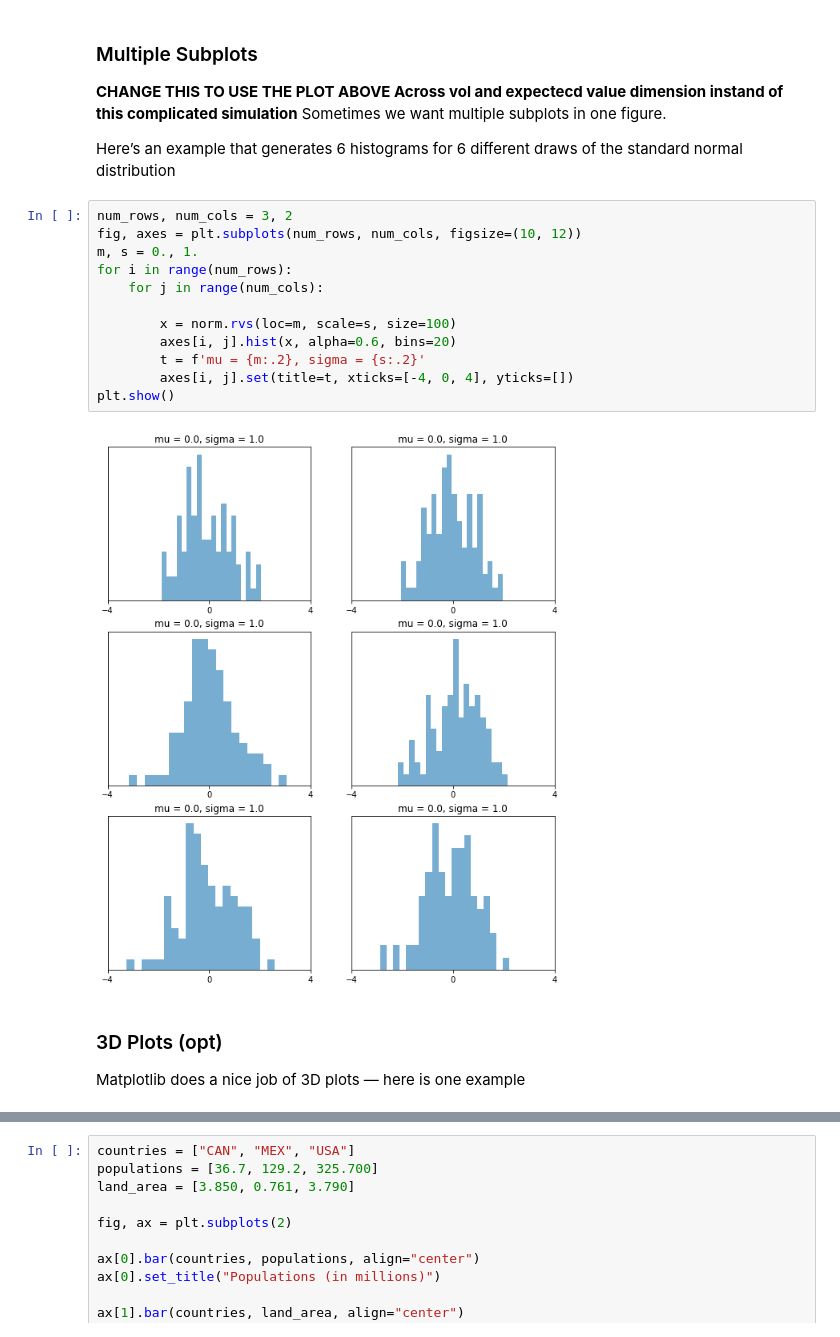
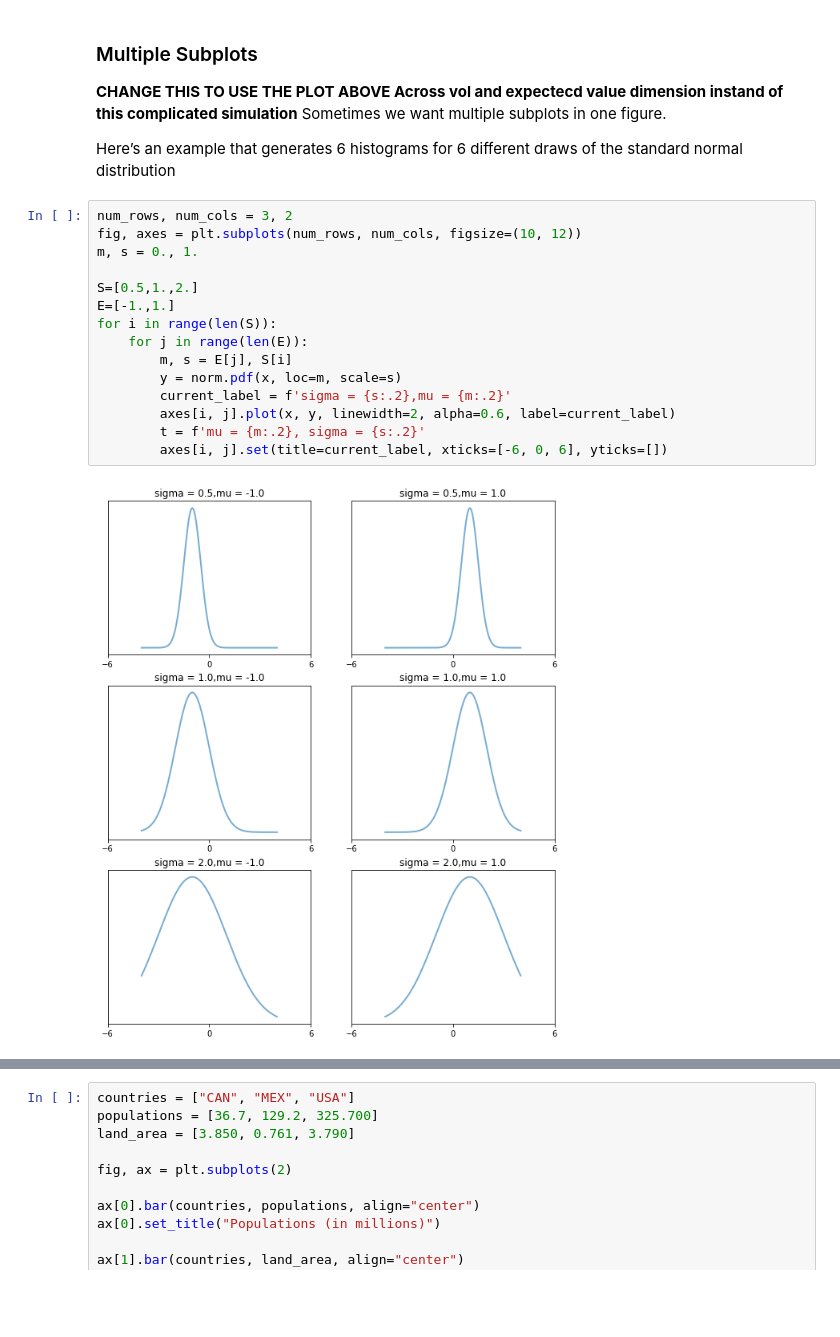
Before and after one commit to amoreira2/Lectures, a Jupyter notebook: chapters/scientific/plotting1.ipynb, the cells around one changed output, grey strips where cells are left out. Cells and saved outputs as stored; diff of their text form; blank space fills up the shorter version.

```diff
--- a/chapters/scientific/plotting1.ipynb
+++ b/chapters/scientific/plotting1.ipynb
@@ -269,20 +243,17 @@ Here’s an example that generates 6 histograms for 6 different draws of the sta
 # %%
 num_rows, num_cols = 3, 2
 fig, axes = plt.subplots(num_rows, num_cols, figsize=(10, 12))
 m, s = 0., 1.
-for i in range(num_rows):
-    for j in range(num_cols):
 
-        x = norm.rvs(loc=m, scale=s, size=100)
-        axes[i, j].hist(x, alpha=0.6, bins=20)
+S=[0.5,1.,2.]
+E=[-1.,1.]
+for i in range(len(S)):
+    for j in range(len(E)):
+        m, s = E[j], S[i]
+        y = norm.pdf(x, loc=m, scale=s)
+        current_label = f'sigma = {s:.2},mu = {m:.2}'
+        axes[i, j].plot(x, y, linewidth=2, alpha=0.6, label=current_label)
         t = f'mu = {m:.2}, sigma = {s:.2}'
-        axes[i, j].set(title=t, xticks=[-4, 0, 4], yticks=[])
-plt.show()
+        axes[i, j].set(title=current_label, xticks=[-6, 0, 6], yticks=[])
 # %% [output]
-[figure, old version]
+[figure, new version]
-# %% [markdown]
-### 3D Plots (opt)
-
-
-<a id='index-5'></a>
-Matplotlib does a nice job of 3D plots — here is one example
```
Also changed, not shown: parts of 13 cells of this notebook.
